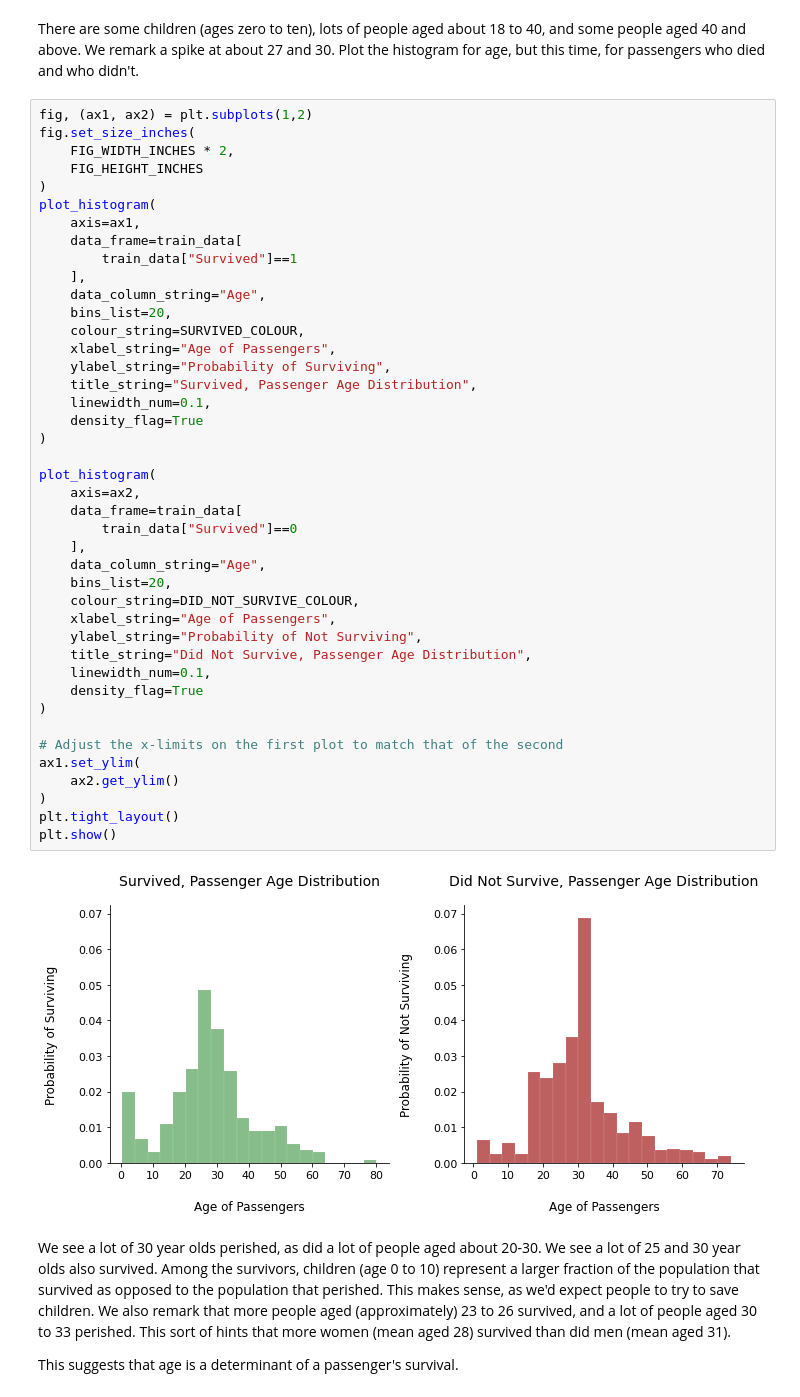
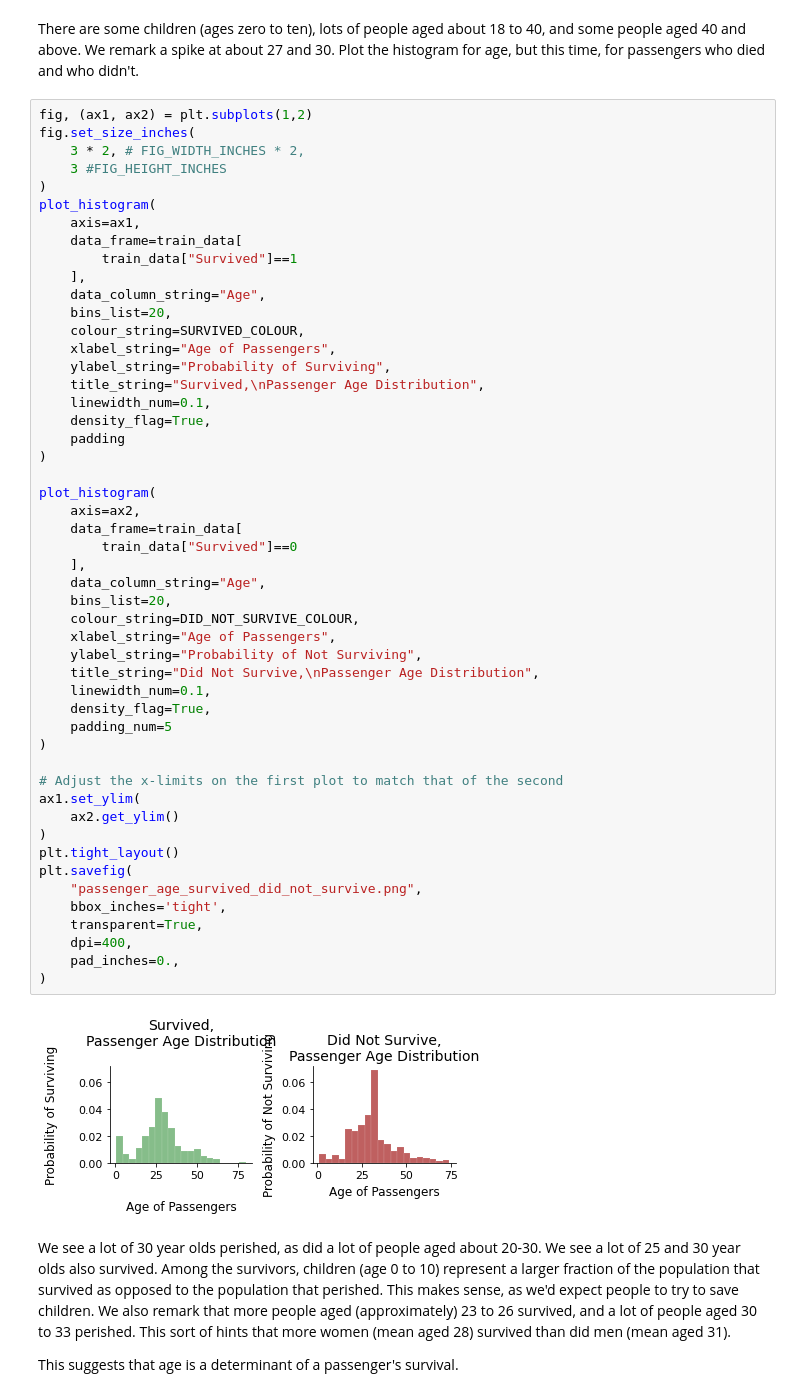
Before and after one commit to pvasudev16/titanic, a Jupyter notebook: titanic.ipynb, the cells around one changed output. Drawn from its saved outputs; the diff is of its cells as text.

```diff
--- a/titanic.ipynb
+++ b/titanic.ipynb
@@ -524,47 +537,55 @@ There are some children (ages zero to ten), lots of people aged about 18 to 40,
 # %%
 fig, (ax1, ax2) = plt.subplots(1,2)
 fig.set_size_inches(
-    FIG_WIDTH_INCHES * 2,
-    FIG_HEIGHT_INCHES
+    3 * 2, # FIG_WIDTH_INCHES * 2,
+    3 #FIG_HEIGHT_INCHES
 )
 plot_histogram(
     axis=ax1,
     data_frame=train_data[
         train_data["Survived"]==1
     ],
     data_column_string="Age",
     bins_list=20,
     colour_string=SURVIVED_COLOUR,
     xlabel_string="Age of Passengers",
     ylabel_string="Probability of Surviving",
-    title_string="Survived, Passenger Age Distribution",
+    title_string="Survived,\nPassenger Age Distribution",
     linewidth_num=0.1,
-    density_flag=True
+    density_flag=True,
+    padding
 )
 
 plot_histogram(
     axis=ax2,
     data_frame=train_data[
         train_data["Survived"]==0
     ],
     data_column_string="Age",
     bins_list=20,
     colour_string=DID_NOT_SURVIVE_COLOUR,
     xlabel_string="Age of Passengers",
     ylabel_string="Probability of Not Surviving",
-    title_string="Did Not Survive, Passenger Age Distribution",
+    title_string="Did Not Survive,\nPassenger Age Distribution",
     linewidth_num=0.1,
-    density_flag=True
+    density_flag=True,
+    padding_num=5
 )
 
 # Adjust the x-limits on the first plot to match that of the second
 ax1.set_ylim(
     ax2.get_ylim()
 )
 plt.tight_layout()
-plt.show()
+plt.savefig(
+    "passenger_age_survived_did_not_survive.png",
+    bbox_inches='tight',
+    transparent=True,
+    dpi=400,
+    pad_inches=0.,
+)
 # %% [output]
-[figure, old version]
+[figure, new version]
 # %% [markdown]
 We see a lot of 30 year olds perished, as did a lot of people aged about 20-30. We see a lot of 25 and 30 year olds also survived. Among the survivors, children (age 0 to 10) represent a larger fraction of the population that survived as opposed to the population that perished. This makes sense, as we'd expect people to try to save children. We also remark that more people aged (approximately) 23 to 26 survived, and a lot of people aged 30 to 33 perished. This sort of hints that more women (mean aged 28) survived than did men (mean aged 31).
 
```
Also changed, not shown: parts of 17 cells of this notebook, 2 other files.
